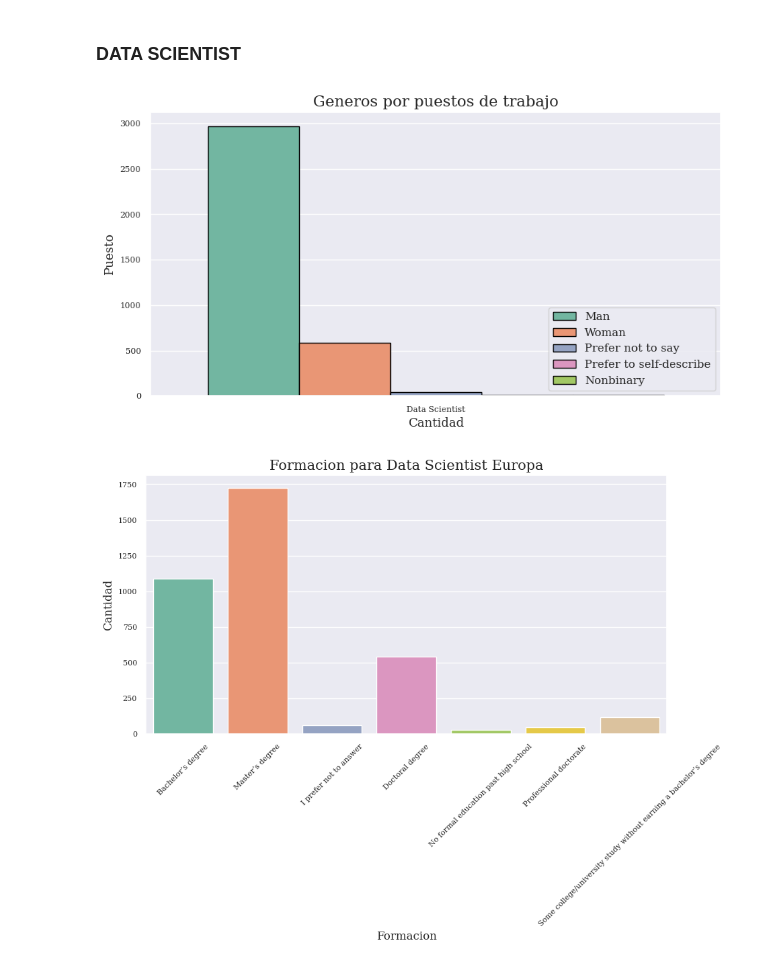
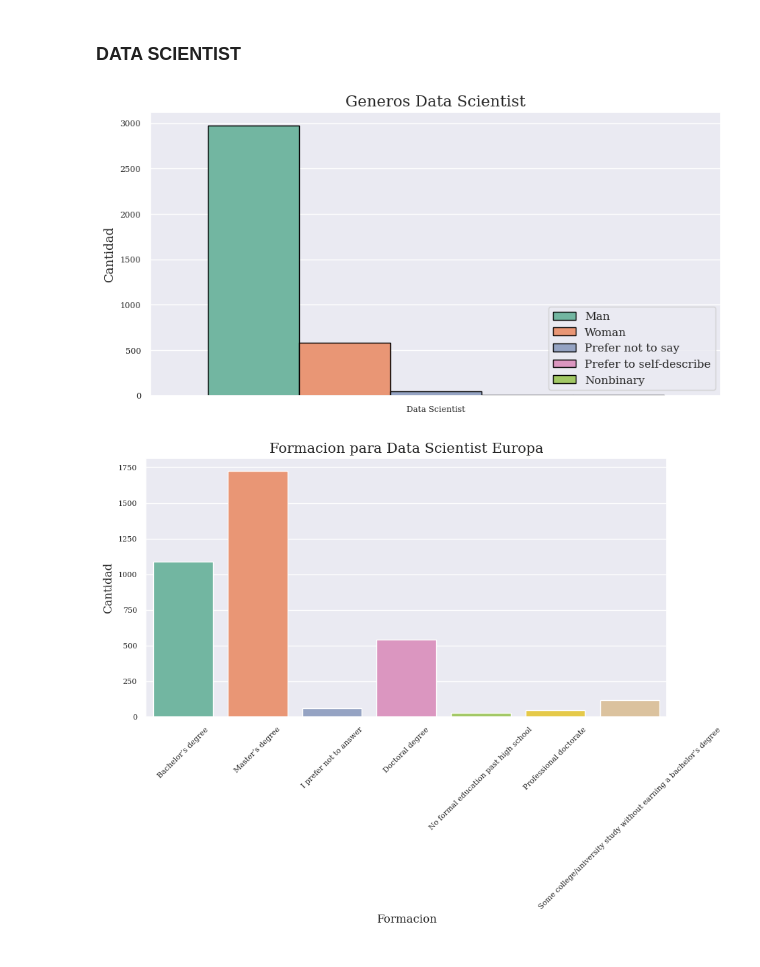
Before and after one commit to Adalab/project-DA-promo-c-modulo-2-team-5, a Jupyter notebook: Sprint3/sprint3_proyecto_modulo2.ipynb, the cells around one changed output. Cells and saved outputs as stored; diff of their text form; code cells hidden in the pictures.

Commit message:
Obtencion grafica genero datascientist

```diff
--- a/Sprint3/sprint3_proyecto_modulo2.ipynb
+++ b/Sprint3/sprint3_proyecto_modulo2.ipynb
@@ -261,31 +261,31 @@ df_europa_puesto_data=df_puesto_genero[ df_puesto_genero['puesto'] == 'Data Scie
 # %%
 plt.figure()
 
 fig = sns.countplot(data = df_europa_puesto_data, x = "puesto", palette = "Set2", hue = "gender", edgecolor = "black")
-fig.set(xlabel = "Cantidad", ylabel = "Puesto")
+fig.set(xlabel = "Genero", ylabel = "Cantidad")
 
 sns.set_style("whitegrid")
 sns.set(font = "serif")
 
 plt.legend(loc= 'lower right')
 #plt.legend(bbox_to_anchor=(1.05, 1))
 
 #plt.legend(bbox_to_anchor = (0.7, 0.7))
-plt.title(label='Generos por puestos de trabajo',font = "serif", fontsize= 15, position=(0.5,6))
+plt.title(label='Generos Data Scientist',font = "serif", fontsize= 15, position=(0.5,6))
 
 
 #plt.set_title(loc="left",x=0.05,y=0.9,transform=fig.transFigure)
 
 
-plt.xlabel("Cantidad", fontsize = 10, font = "serif")
-plt.ylabel("Puesto", fontsize = 10, font = "serif")
+plt.xlabel("", fontsize = 10, font = "serif")
+plt.ylabel("Cantidad", fontsize = 10, font = "serif")
 
 plt.xticks(fontsize = 8)
 plt.yticks(fontsize = 8)
 
-plt.savefig('generos_por_puesto_de_trabajo.png',bbox_inches='tight');
+plt.savefig('generos_datascientist.png',bbox_inches='tight');
 # %% [output]
-[figure, old version]
+[figure, new version]
 # %%
 plt.figure( )
 
```
Also changed, not shown: parts of 1 cell of this notebook, 5 other files.
